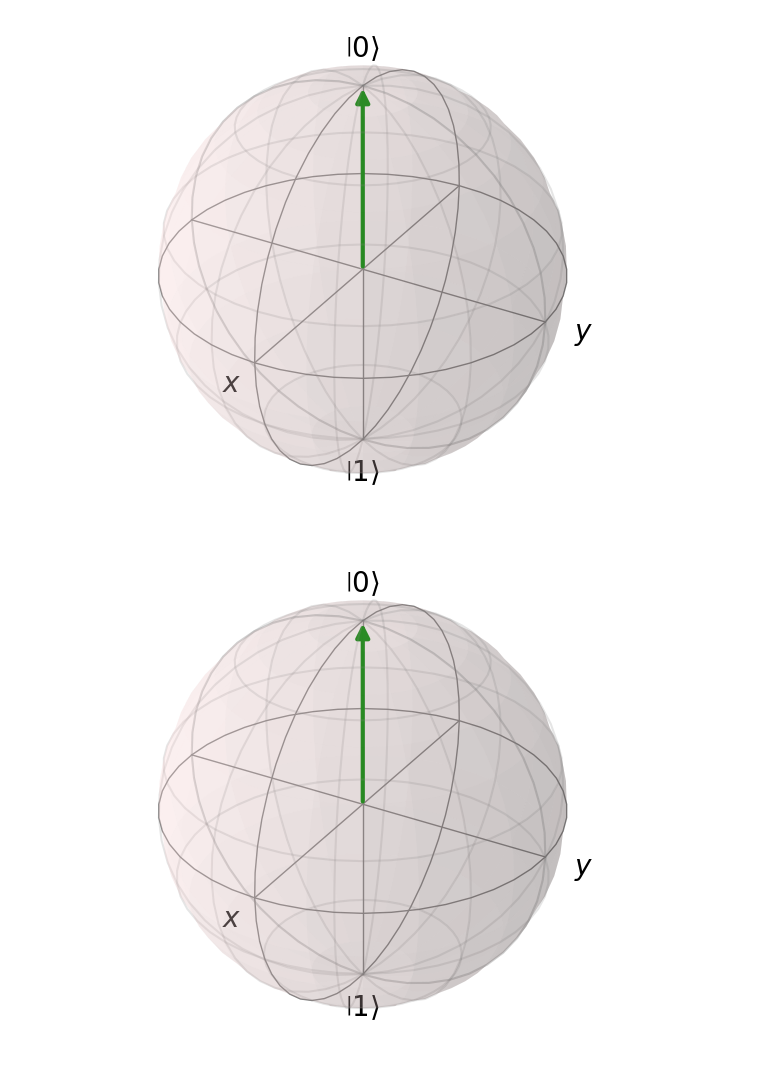
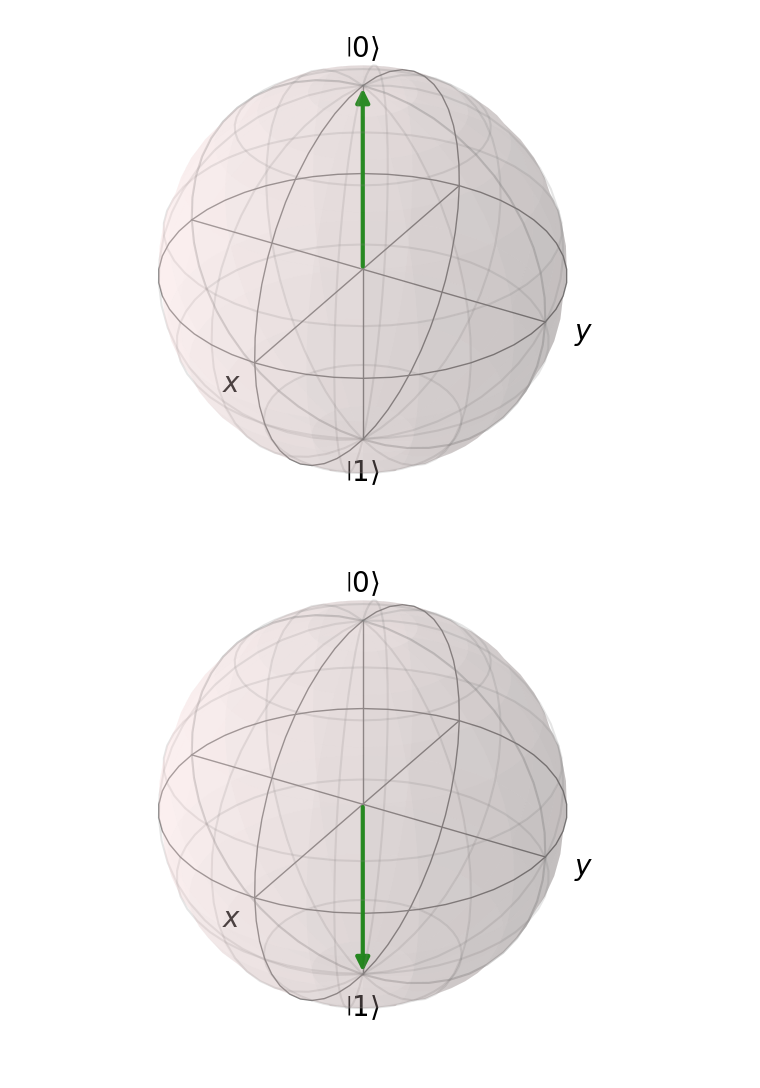
Before and after one commit to fsfetcu/ODMR_snv_nv, a Jupyter notebook: source/bloch.ipynb, the cells around one changed output. Cells and saved outputs as stored; diff of their text form; code cells hidden in the pictures.

```diff
--- a/source/bloch.ipynb
+++ b/source/bloch.ipynb
@@ -1,24 +1,24 @@
 # %%
 import qutip
 import numpy as np
 b = qutip.Bloch()
 
 b.make_sphere()
 
 z = (qutip.basis(2, 0) + (0+0j)*qutip.basis(2, 1)).unit()
 b.add_states([z])
 b.render()
 b.show()
 
 
 b = qutip.Bloch()
 
 b.make_sphere()
 
-z = (qutip.basis(2, 0)  (0+0j)*qutip.basis(2, 1)).unit()
+z = (qutip.basis(2, 1))
 b.add_states([z])
 b.render()
 b.show()
 # %% [output]
 [figure]
-[figure, old version]
+[figure, new version]
```
Also changed, not shown: 42 other files.
